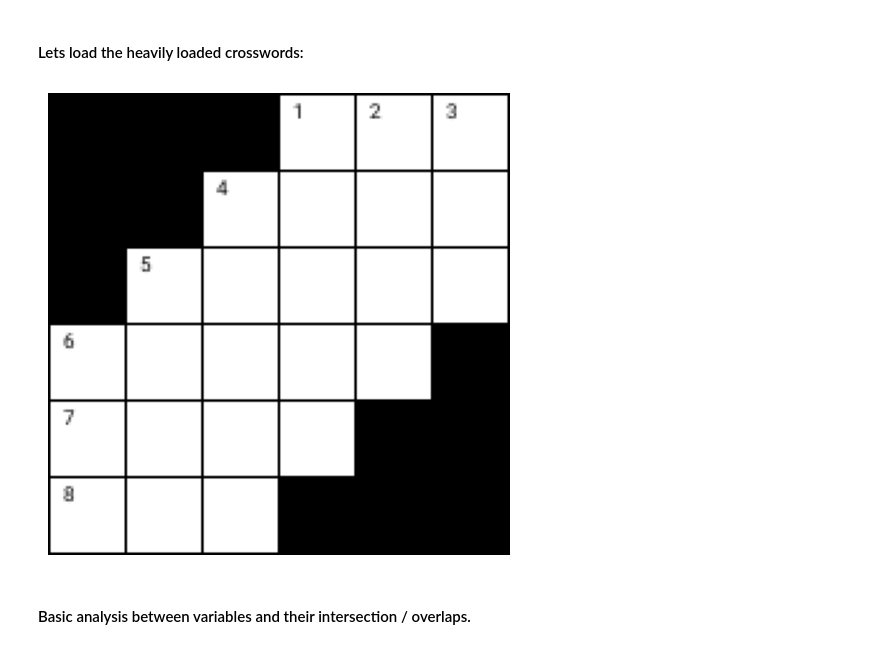
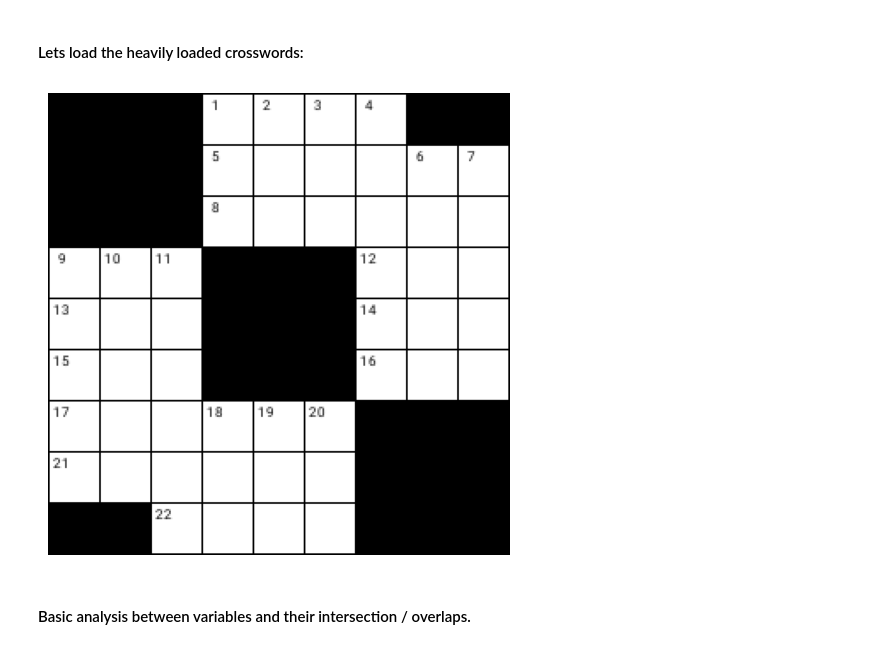
Before and after one commit to prajeshshrestha/Crossword-Generator, a Jupyter notebook: Backtracking_Feasible_&_Infeasible_case_analysis.ipynb, the cells around one changed output. Drawn from its saved outputs; the diff is of its cells as text; code cells hidden in the pictures.

```diff
--- a/Backtracking_Feasible_&_Infeasible_case_analysis.ipynb
+++ b/Backtracking_Feasible_&_Infeasible_case_analysis.ipynb
@@ -568,32 +602,8 @@ class CrosswordParallelSolver(CrosswordCreator):
 # %%
-word_list_path = '/content/all_answers.txt'
-word_list_path = "/content/new_answer_list.txt"
-
-# 4x4 grid
-# grid = [['', 'A', 'A', 'A'],
-#         ['A', 'A', 'A', 'A'],
-#         ['A', 'A', 'A', 'A'],
-#         ['A', 'A', 'A', '']]
-
-# # 5x5 grid
-# grid = [['A', 'A', 'A', 'a', ''],
-#         ['A', 'A', 'A', 'A', 'a'],
-#         ['a', 'A', 'A', 'A', 'a'],
-#         ['a', 'A', 'A', 'A', 'A'],
-#         ['', 'a', 'A', 'A', 'A'],]
-
-# 6x6 grid
-grid = [['A', 'A', 'A', '', '', ''],
-        ['A', 'A', 'A', 'A', 'A', ''],
-        ['A', 'A', 'A', 'A', 'A', 'A'],
-        ['A', 'A', 'A', 'A', 'A', 'A'],
-        ['', 'A', 'A', 'A', 'A', 'A'],
-        ['', '', '', 'A', 'A', 'A']]
-
 start_t = time.time()
-crossword = Crossword(grid, word_list_path)
+crossword = Crossword(config['grid'], config['word_list'])
 creator = CrosswordCreator(crossword, do_random = True)
-# creator = CrosswordParallelSolver(crossword, do_random = True)
+# creator = CrosswordParallelSolver(crossword, do_random = True) # a hint of parallelism
 assignment = creator.solve()
 end_t = time.time()
 
@@ -601,5 +611,7 @@ print("Total time taken: ", end_t - start_t, 'seconds')
 print("Total back-tracks: ", creator.ASSIGNMENT_COUNT)
 print("Total time taken in revise function: ", creator.t_revise_time)
 print("Total times revise function is called: ", creator.t_revise_called)
-pprint(assignment)
-creator.save(assignment, block_size = 50, f_size = 25)
+# pprint(assignment)
+
+if assignment is not None:
+    display(creator.display_only_grid(assignment, block_size = 50, f_size = 25))
@@ -645,38 +842,38 @@ Total time taken:  11.032546520233154
 # %%
 from grid_generator_latest import generate_grid
 
-json_data = generate_grid(grid_size = 6, b_factor = 3, display_grid = True)
+json_data = generate_grid(grid_size = 9, b_factor = 2.5, display_grid = True)
 
 rows = json_data['size']['rows']
 cols = json_data['size']['cols']
 grid = json_data['grid']
 reshaped_grid = [grid[i:i + rows] for i in range(0, len(grid), rows)]
 
 grid = []
 for i in reshaped_grid:
     row = []
     for j in i:
         if j == '.':
             row.append('')
         else:
             row.append('A')
     grid.append(row)
 # pprint(grid)
 
 start_t = time.time()
 crossword = Crossword(grid, word_list_path)
 creator = CrosswordCreator(crossword, do_random = True)
 # creator = CrosswordParallelSolver(crossword, do_random = True)
 assignment = creator.solve()
 end_t = time.time()
 print("Total time taken: ", end_t - start_t, 'seconds')
 print("Total back-tracks: ", creator.ASSIGNMENT_COUNT)
 print("Total time taken in revise function: ", creator.t_revise_time)
 print("Total times revise function is called: ", creator.t_revise_called)
 pprint(assignment)
 creator.save(assignment, block_size = 50, f_size = 25)
 # %% [output]
-[figure, old version]
+[figure, new version]
 # %% [markdown]
 #### Basic analysis between variables and their intersection / overlaps.
 # %%
```
Also changed, not shown: parts of 7 cells of this notebook.
